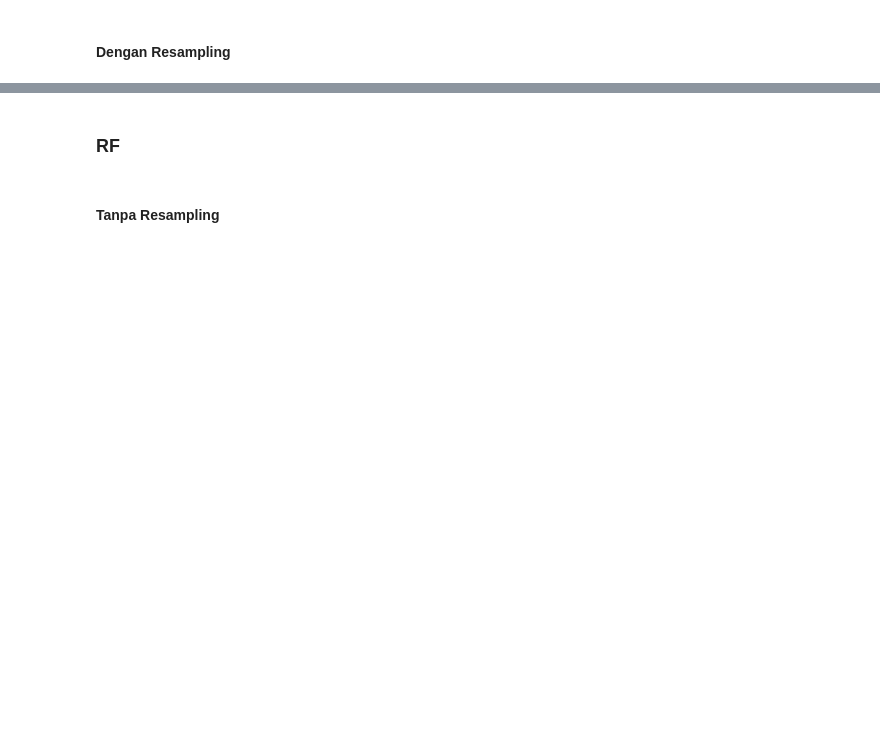
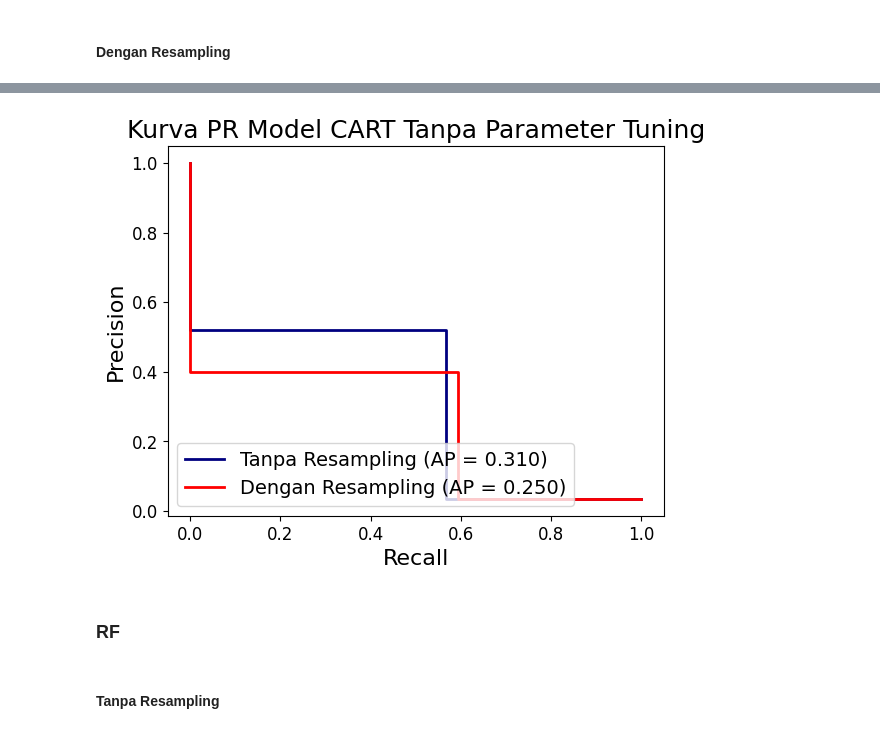
Before and after one commit to aryap-putra/itb-final-project, a Jupyter notebook: Final_Project_Notebook.ipynb, the cells around one changed output, grey strips where cells are left out. Saved outputs shown, nothing was run; the diff lists cells and outputs as text; code cells hidden in the pictures; blank space fills up the shorter version.

```diff
--- a/Final_Project_Notebook.ipynb
+++ b/Final_Project_Notebook.ipynb
@@ -422,3 +483,7 @@ Precision-Recall Curve:
+# %%
+pr_curve(y_val, y_prob_val3, y_prob_val_resampled3, 'Kurva PR Model CART Tanpa Parameter Tuning')
+# %% [output]
+[figure, added]
 # %% [markdown]
 ### RF
 # %%
```
Also changed, not shown: parts of 72 cells of this notebook.
